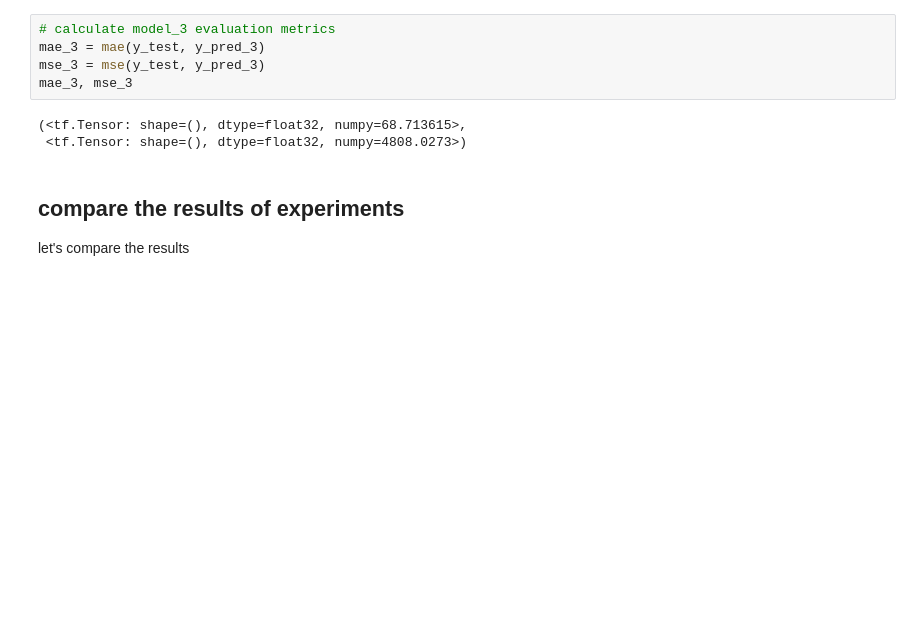
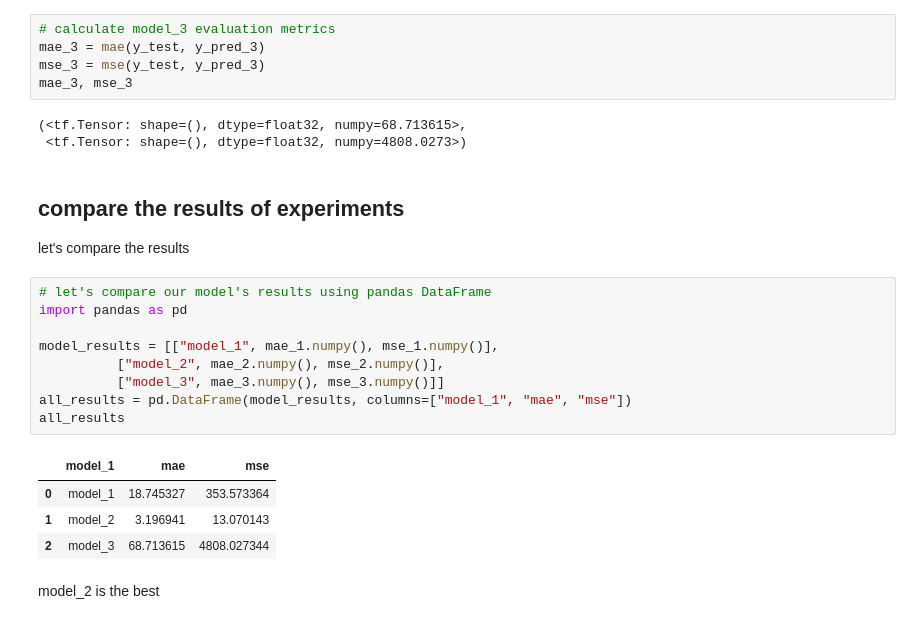
Before and after one commit to LiTaokui/TensorFlow-Deep-Learning, a Jupyter notebook: 01_neural_network_regression_with_tensorflow.ipynb, the cells around one changed output. Drawn from its saved outputs; the diff is of its cells as text; blank space fills up the shorter version.

```diff
--- a/01_neural_network_regression_with_tensorflow.ipynb
+++ b/01_neural_network_regression_with_tensorflow.ipynb
@@ -650,3 +650,19 @@ mae_3, mse_3
 ## compare the results of experiments
 
 let's compare the results
+# %%
+# let's compare our model's results using pandas DataFrame
+import pandas as pd
+
+model_results = [["model_1", mae_1.numpy(), mse_1.numpy()],
+          ["model_2", mae_2.numpy(), mse_2.numpy()],
+          ["model_3", mae_3.numpy(), mse_3.numpy()]]
+all_results = pd.DataFrame(model_results, columns=["model_1", "mae", "mse"])
+all_results
+# %% [output]
+|  | model_1 | mae | mse |
+| 0 | model_1 | 18.745327 | 353.573364 |
+| 1 | model_2 | 3.196941 | 13.070143 |
+| 2 | model_3 | 68.713615 | 4808.027344 |
+# %% [markdown]
+model_2 is the best
```
Also changed, not shown: parts of 2 cells of this notebook.
